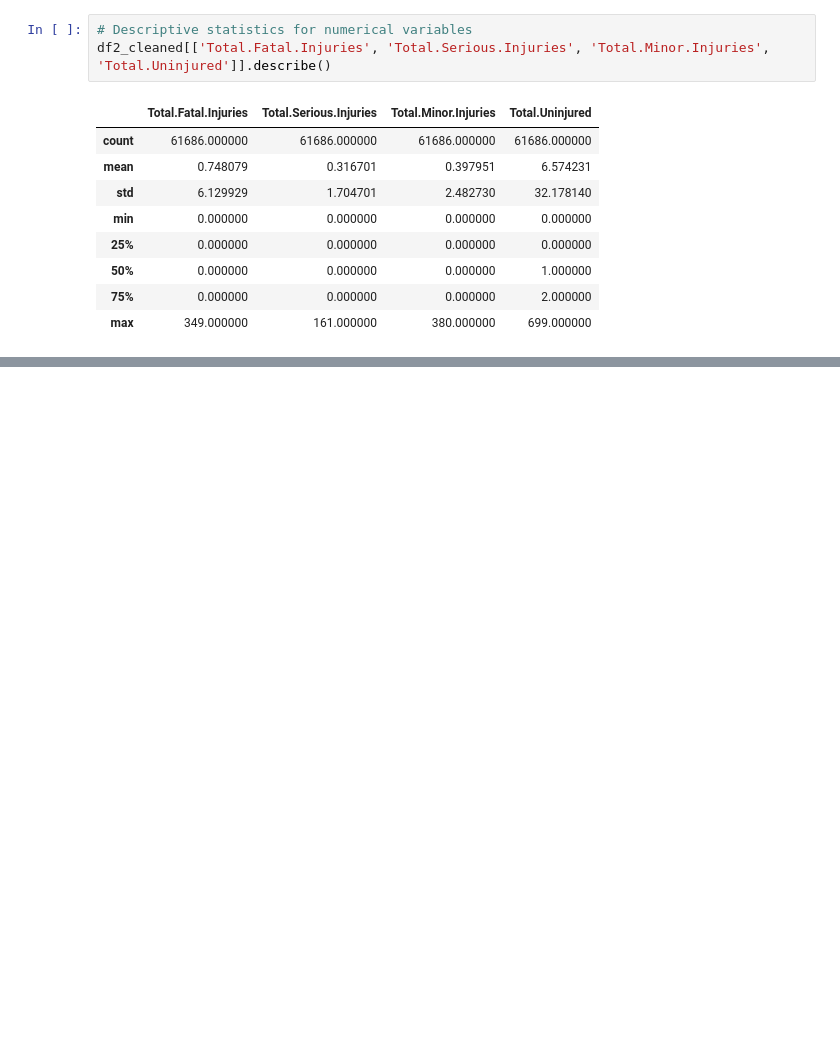
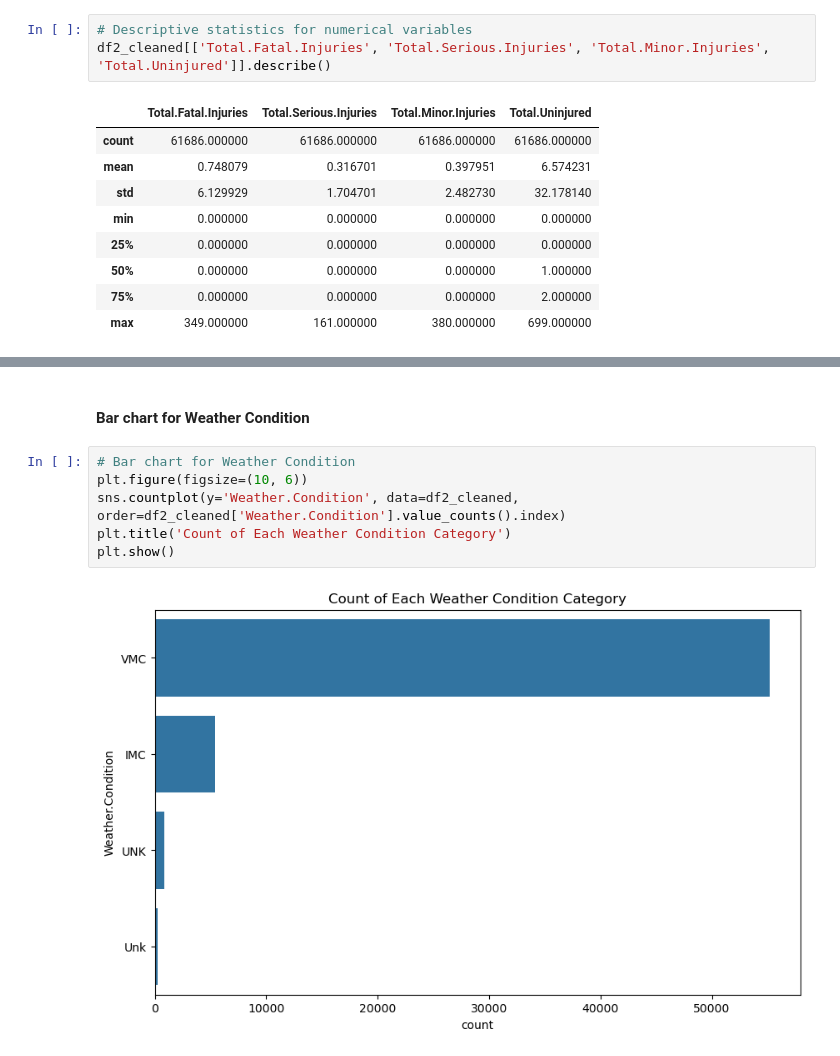
Before and after one commit to IdrisFallout/AviationResearch, a Jupyter notebook: index.ipynb, the cells around one changed output, grey strips where cells are left out. Drawn from its saved outputs; the diff is of its cells as text; blank space fills up the shorter version.

```diff
--- a/index.ipynb
+++ b/index.ipynb
@@ -319,0 +363,10 @@ df2_cleaned[['Total.Fatal.Injuries', 'Total.Serious.Injuries', 'Total.Minor.Inju
+# %% [markdown]
+#### Bar chart for Weather Condition
+# %%
+# Bar chart for Weather Condition
+plt.figure(figsize=(10, 6))
+sns.countplot(y='Weather.Condition', data=df2_cleaned, order=df2_cleaned['Weather.Condition'].value_counts().index)
+plt.title('Count of Each Weather Condition Category')
+plt.show()
+# %% [output]
+[figure, added]
```
Also changed, not shown: parts of 10 cells of this notebook.
